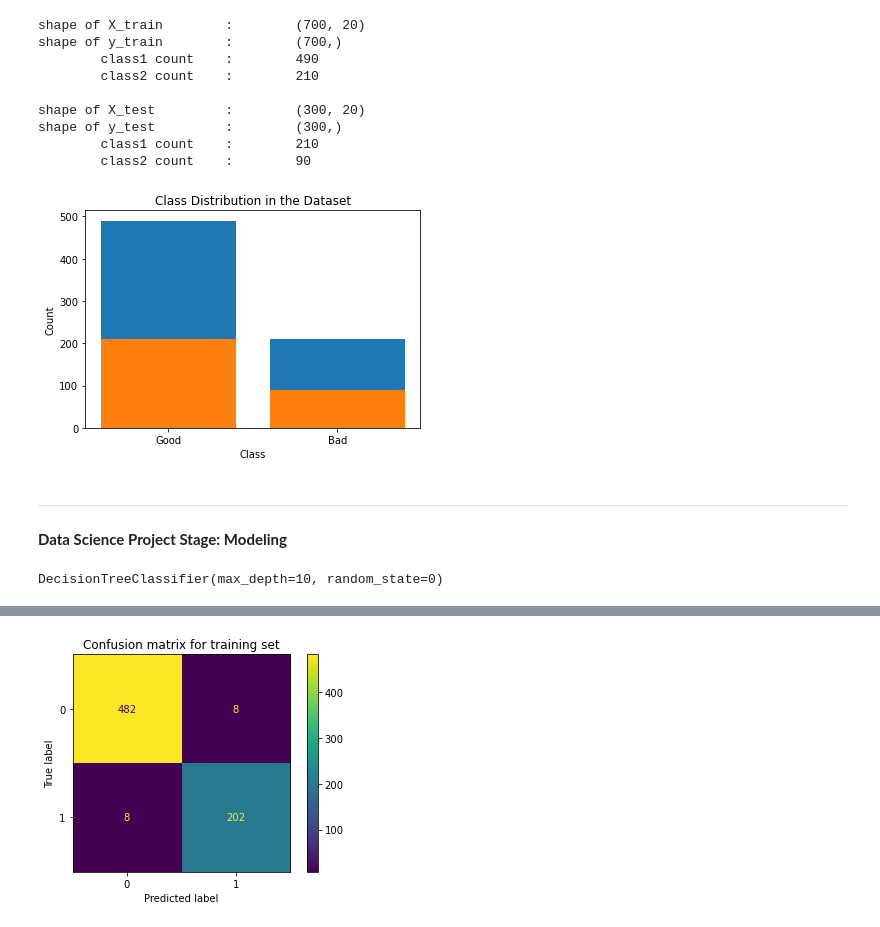
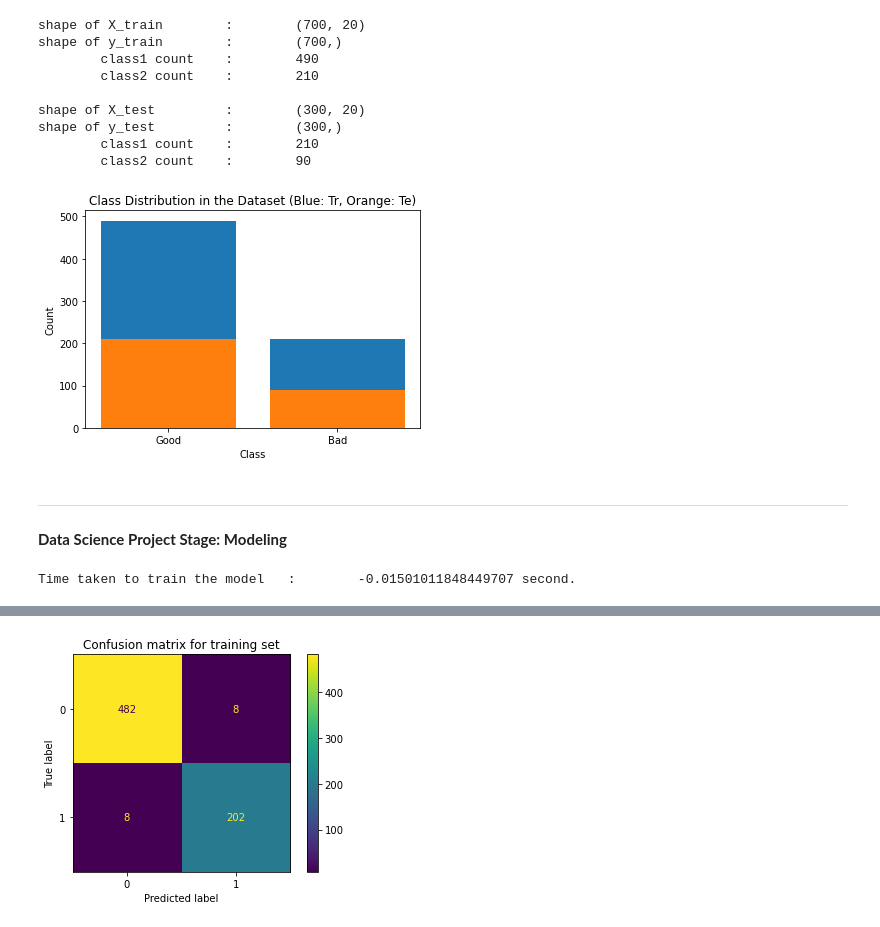
Before and after one commit to tirtharajdash/IntroductionToDataScience, a Jupyter notebook: L03/german_credit.ipynb, the cells around one changed output, grey strips where cells are left out. Drawn from its saved outputs; the diff is of its cells as text; code cells hidden in the pictures.

```diff
--- a/L03/german_credit.ipynb
+++ b/L03/german_credit.ipynb
@@ -119,17 +119,17 @@ shape of y_test         :        (300,)
 # %%
 #let's plot the histogram of class distribution for these two sets
 unique, counts = np.unique(y_train, return_counts=True)
 plt.bar(unique, counts)
 unique, counts = np.unique(y_test, return_counts=True)
 plt.bar(unique, counts)
-plt.title('Class Distribution in the Dataset')
+plt.title('Class Distribution in the Dataset (Blue: Tr, Orange: Te)')
 plt.xlabel('Class')
 plt.ylabel('Count')
 locs, labels = plt.xticks()
 plt.xticks(np.arange(0, 2, step=1), ['Good', 'Bad'])
 plt.show()
 # %% [output]
-[figure, old version]
+[figure, new version]
 # %% [markdown]
 <hr/>
 
@@ -140,8 +143,15 @@ dtree = DecisionTreeClassifier(random_state=0, max_depth=10)
 # %%
 #train the decision tree model
+import time
+
+tic = time.time()
 dtree.fit(X_train, y_train)
+#svm.fit(X_train, y_train)
+toc = time.time()
+
+print('Time taken to train the model\t:\t', (tic-toc),'second.')
 # %% [output]
-DecisionTreeClassifier(max_depth=10, random_state=0)
+Time taken to train the model   :        -0.01501011848449707 second.
 # %%
 #plot the tree (model visualisation)
 plot_tree(dtree)
```
Also changed, not shown: parts of 3 cells of this notebook, 1 other file.
